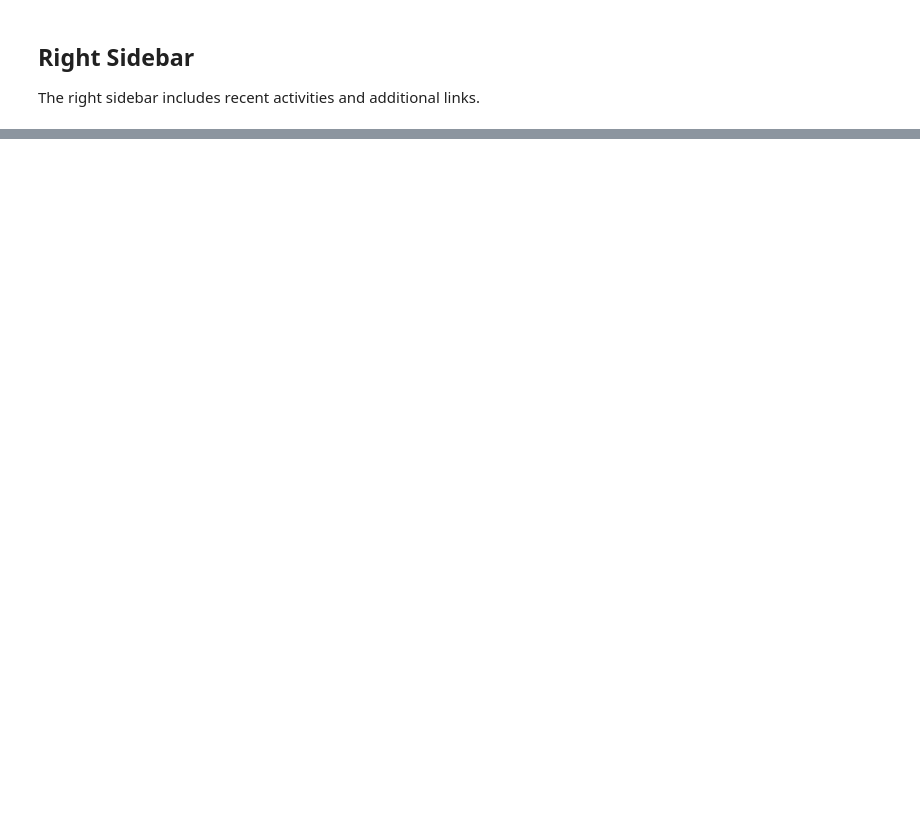
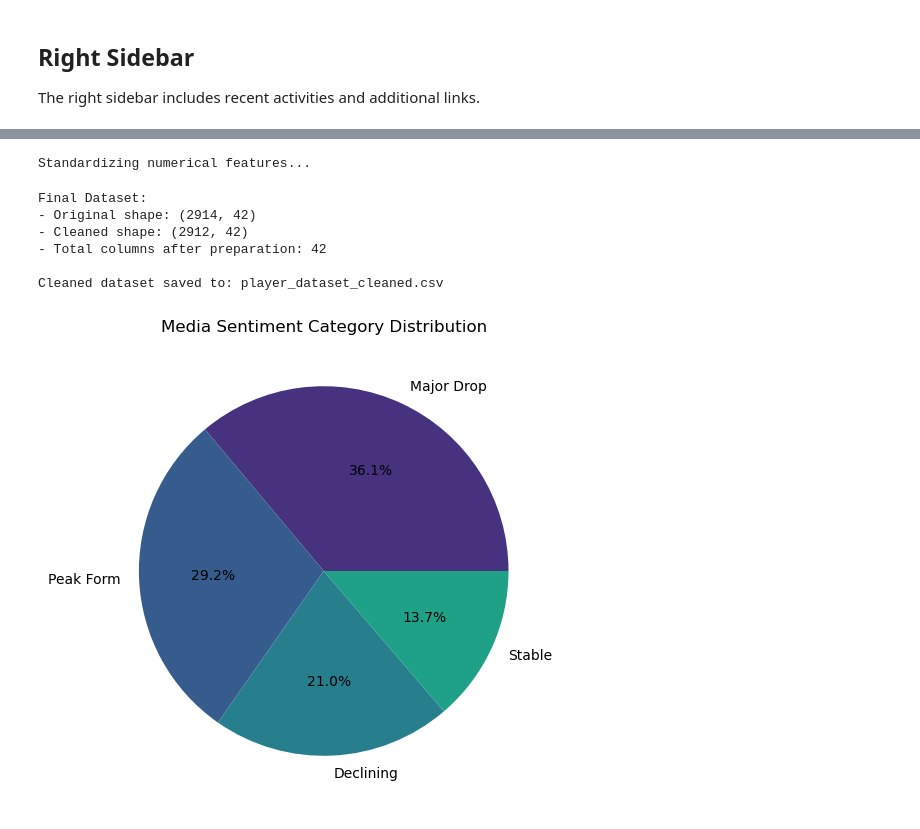
Before and after one commit to SadokMestiri/TacticSense, a Jupyter notebook: backend/ml/DataPreparationPlayerMarket.ipynb, the cells around one changed output, grey strips where cells are left out. Saved outputs shown, nothing was run; the diff lists cells and outputs as text; code cells hidden in the pictures; blank space fills up the shorter version.

Commit message:
profile1+skills table

```diff
--- a/backend/ml/DataPreparationPlayerMarket.ipynb
+++ b/backend/ml/DataPreparationPlayerMarket.ipynb
@@ -58,0 +94,40 @@ msno.matrix(df)
+# %%
+print("\nStandardizing numerical features...")
+from sklearn.preprocessing import StandardScaler
+
+# Select columns to standardize
+cols_to_standardize = ['Age', 'PerformanceMetrics', 'MediaSentiment'] + skill_cols
+
+# Fit and transform the standardized columns
+scaler = StandardScaler()
+df_clean[cols_to_standardize] = scaler.fit_transform(df_clean[cols_to_standardize])
+
+scaler_market_value = StandardScaler()
+df_clean["MarketValue"] = scaler_market_value.fit_transform(df_clean[["MarketValue"]])
+# %% [output]
+Standardizing numerical features...
+# %%
+print("\nFinal Dataset:")
+print(f"- Original shape: {df.shape}")
+print(f"- Cleaned shape: {df_clean.shape}")
+print(f"- Total columns after preparation: {df_clean.shape[1]}")
+
+# Save the cleaned dataset
+output_file = "player_dataset_cleaned.csv"
+df_clean.to_csv(output_file, index=False)
+print(f"\nCleaned dataset saved to: {output_file}")
+# %% [output]
+Final Dataset:
+- Original shape: (2914, 42)
+- Cleaned shape: (2912, 42)
+- Total columns after preparation: 42
+
+Cleaned dataset saved to: player_dataset_cleaned.csv
+# %%
+plt.figure(figsize=(6, 6))
+df['MediaSentimentCategory'].value_counts().plot.pie(autopct='%1.1f%%', colors=sns.color_palette("viridis"))
+plt.title("Media Sentiment Category Distribution")
+plt.ylabel("")  # Hide y-label
+plt.show()
+# %% [output]
+[figure, added]
```
Also changed, not shown: parts of 21 cells of this notebook, 9 other files.
